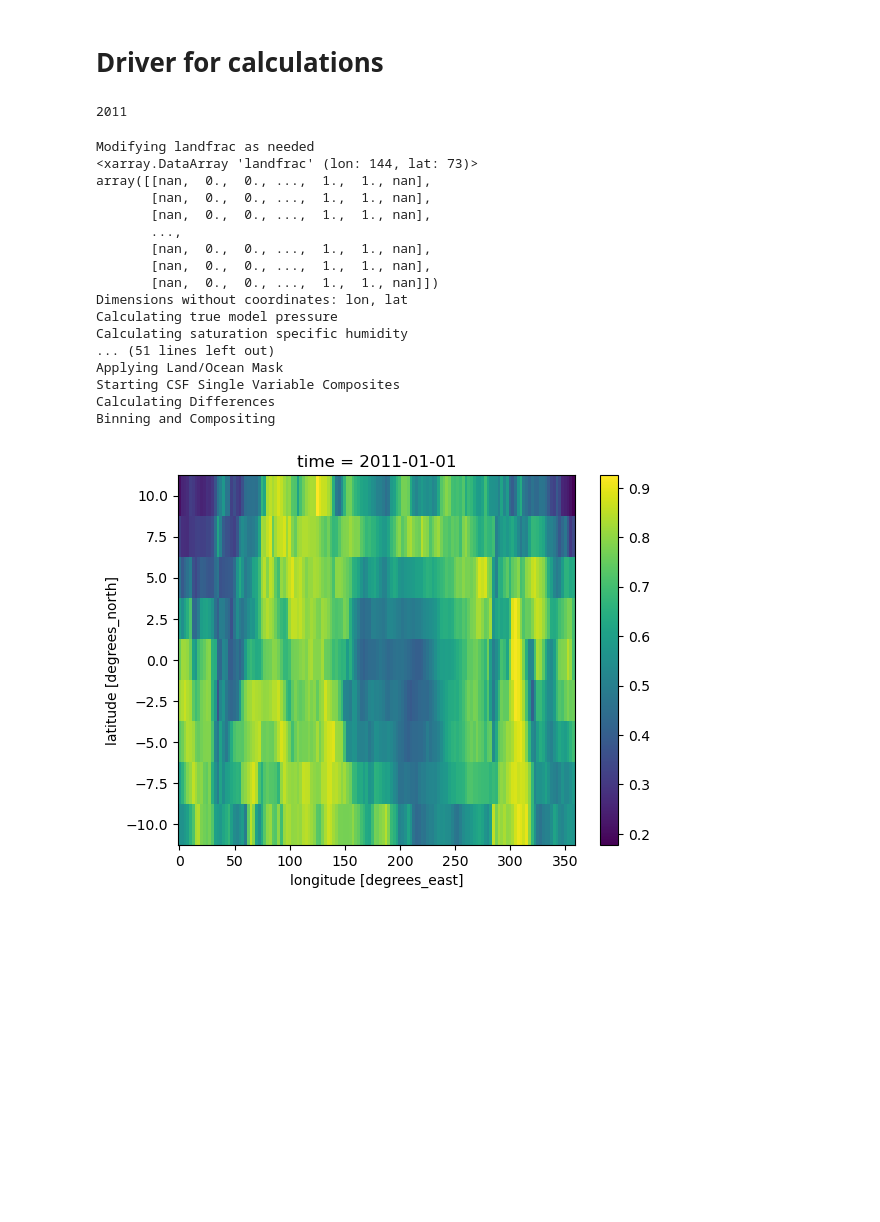
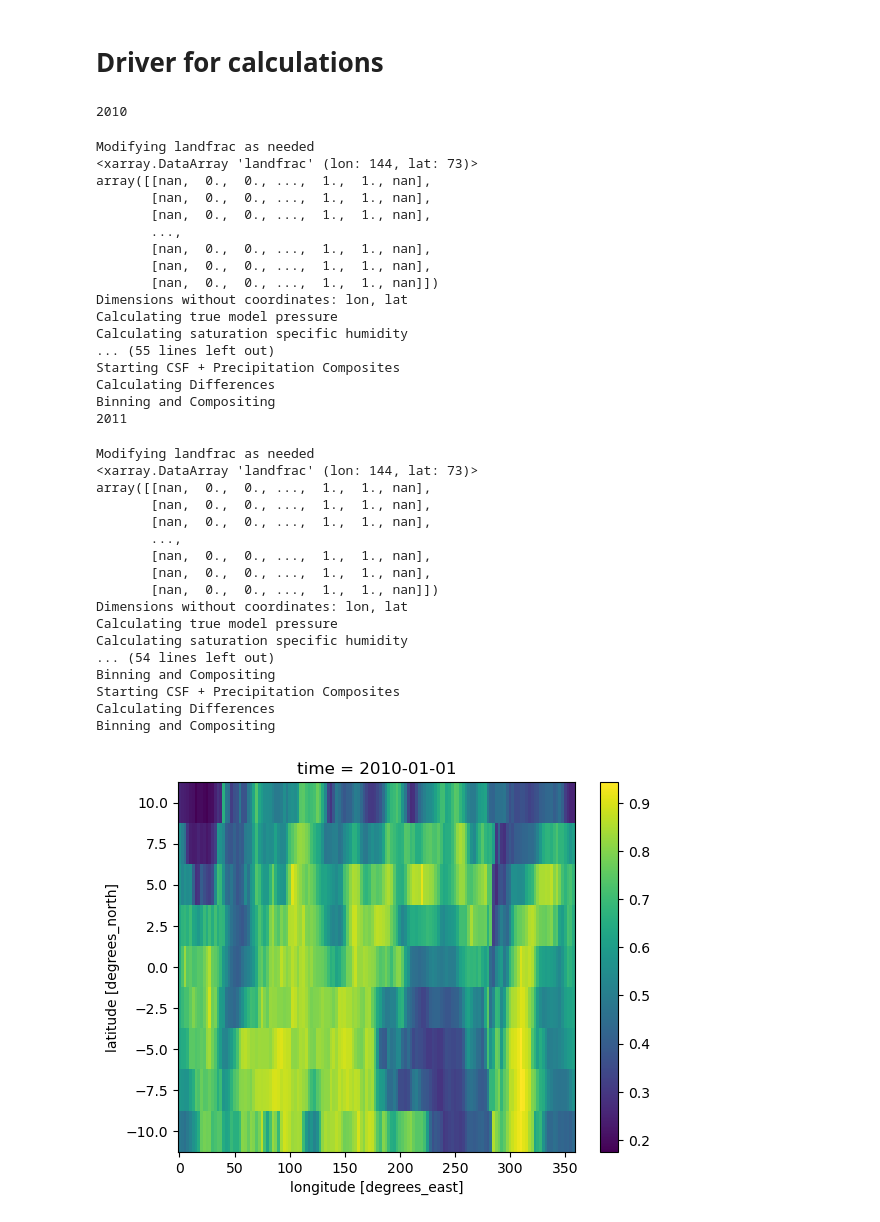
Before and after one commit to bwolding/tropical_PODs, a Jupyter notebook: testing/initial_testing.ipynb, the cells around one changed output. Drawn from its saved outputs; the diff is of its cells as text; code cells hidden in the pictures; blank space fills up the shorter version.

Commit message:
Added binning by two variables to driver

```diff
--- a/testing/initial_testing.ipynb
+++ b/testing/initial_testing.ipynb
@@ -26,7 +26,7 @@ from tropical_PODs.PODs.POD_utils import calculate_two_variable_binned_ivar_comp
 # Define input directories and file names
 # %%
 # Years to analyze
-start_year = (2011)
+start_year = (2010)
 end_year = (2011)
 
 ################
@@ -376,35 +376,95 @@ for year in range(start_year, end_year + 1):
     BV1_name_str = 'csf'
 
     BV1_units_str = '[Kg Kg^-1]'
 
     lower_BV1_bin_limit_vector = np.arange(0.0, 0.99 + 0.01, 0.01) # CSF
 
     upper_BV1_bin_limit_vector = np.arange(0.01, 1 + 0.01, 0.01) # CSF
 
     log_bins_boolean = False
 
     fname_datasets = odir_datasets
 
     ##   Precipitation Terms   ###
 
     calculate_one_variable_binned_ivar_composites(ivar, BV1, lower_BV1_bin_limit_vector, upper_BV1_bin_limit_vector, ivar_name_str, ivar_units_str, BV1_name_str, BV1_units_str, year, fname_datasets, log_bins_boolean)
+
+
+    ##########################################################
+    ###  Calculate CSF + Linear Precipitation Composites  ####
+    ##########################################################
+
+    print('Starting CSF + Precipitation Composites')
+
+    ### Define binning parameters ###
+
+    ivar = precipitation_rate
+
+    ivar_name_str = 'precipitation_rate'
+
+    ivar_units_str = '[mm day^-1]'
+
+    BV1 = csf
+
+    BV1_name_str = 'csf'
+
+    BV1_units_str = '[Kg Kg^-1]'
+
+    lower_BV1_bin_limit_vector = np.arange(0.0, 0.95 + 0.05, 0.05) # CSF
+
+    upper_BV1_bin_limit_vector = np.arange(0.05, 1 + 0.05, 0.05) # CSF
+
+    BV2 = precipitation_rate
+
+    BV2_name_str = 'precipitation_rate'
+
+    BV2_units_str = '[mm day^-1]'
+
+    lower_BV2_bin_limit_vector = np.concatenate([np.arange(0., 5. + 5., 5.), np.arange(10., 90. + 10., 10.)]) # Precipitation rate
+
+    upper_BV2_bin_limit_vector = np.concatenate([np.arange(5., 10. + 5., 5.), np.arange(20., 100. + 10., 10.)]) # Precipitation rate
+
+    log_bins_boolean = False
+
+    fname_datasets = odir_datasets
+
+    ###   Precipitation Terms   ###
+
+    calculate_two_variable_binned_ivar_composites(ivar, BV1, BV2, lower_BV1_bin_limit_vector, upper_BV1_bin_limit_vector, lower_BV2_bin_limit_vector, upper_BV2_bin_limit_vector, ivar_name_str, ivar_units_str, BV1_name_str, BV1_units_str, BV2_name_str, BV2_units_str, year, fname_datasets, log_bins_boolean)
 # %% [output]
-2011
+2010
 Modifying landfrac as needed
 <xarray.DataArray 'landfrac' (lon: 144, lat: 73)>
 array([[nan,  0.,  0., ...,  1.,  1., nan],
        [nan,  0.,  0., ...,  1.,  1., nan],
        [nan,  0.,  0., ...,  1.,  1., nan],
        ...,
        [nan,  0.,  0., ...,  1.,  1., nan],
        [nan,  0.,  0., ...,  1.,  1., nan],
        [nan,  0.,  0., ...,  1.,  1., nan]])
 Dimensions without coordinates: lon, lat
 Calculating true model pressure
 Calculating saturation specific humidity
-... (51 lines left out)
-Applying Land/Ocean Mask
-Starting CSF Single Variable Composites
+... (55 lines left out)
+Starting CSF + Precipitation Composites
 Calculating Differences
 Binning and Compositing
+2011
+Modifying landfrac as needed
+<xarray.DataArray 'landfrac' (lon: 144, lat: 73)>
+array([[nan,  0.,  0., ...,  1.,  1., nan],
+       [nan,  0.,  0., ...,  1.,  1., nan],
+       [nan,  0.,  0., ...,  1.,  1., nan],
+       ...,
+       [nan,  0.,  0., ...,  1.,  1., nan],
+       [nan,  0.,  0., ...,  1.,  1., nan],
+       [nan,  0.,  0., ...,  1.,  1., nan]])
+Dimensions without coordinates: lon, lat
+Calculating true model pressure
+Calculating saturation specific humidity
+... (54 lines left out)
+Binning and Compositing
+Starting CSF + Precipitation Composites
+Calculating Differences
+Binning and Compositing
-[figure, old version]
+[figure, new version]
```
Also changed, not shown: parts of 1 cell of this notebook, 4 other files.
